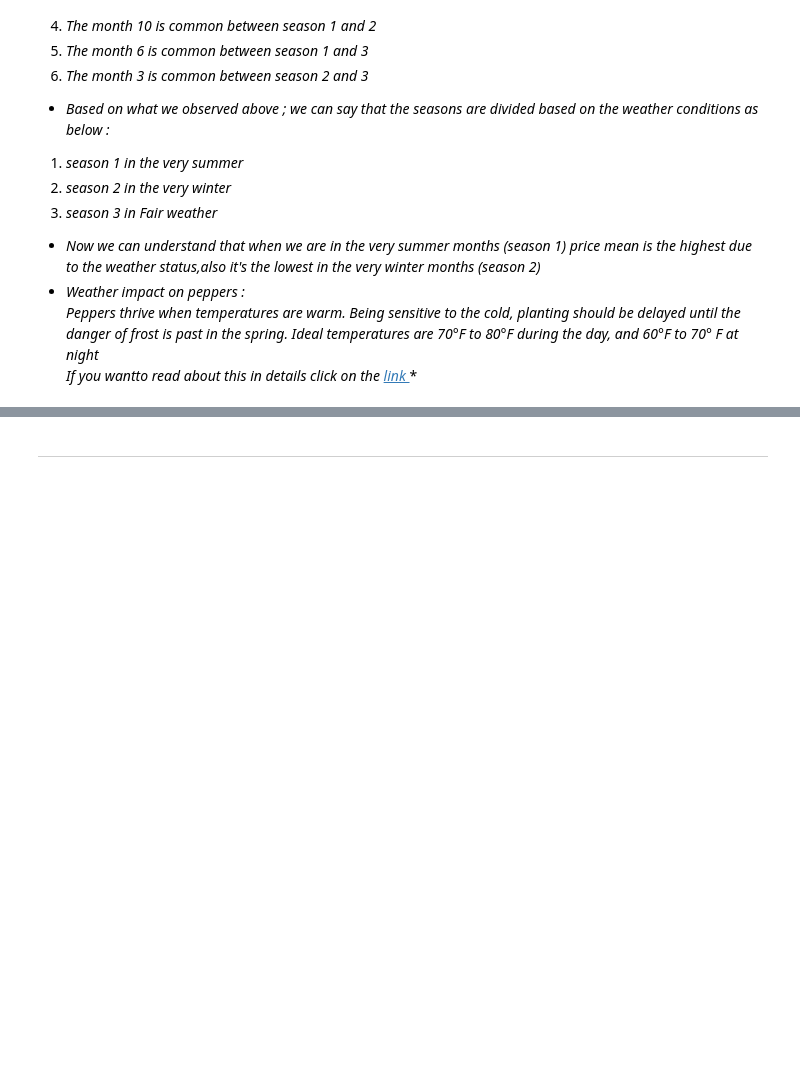
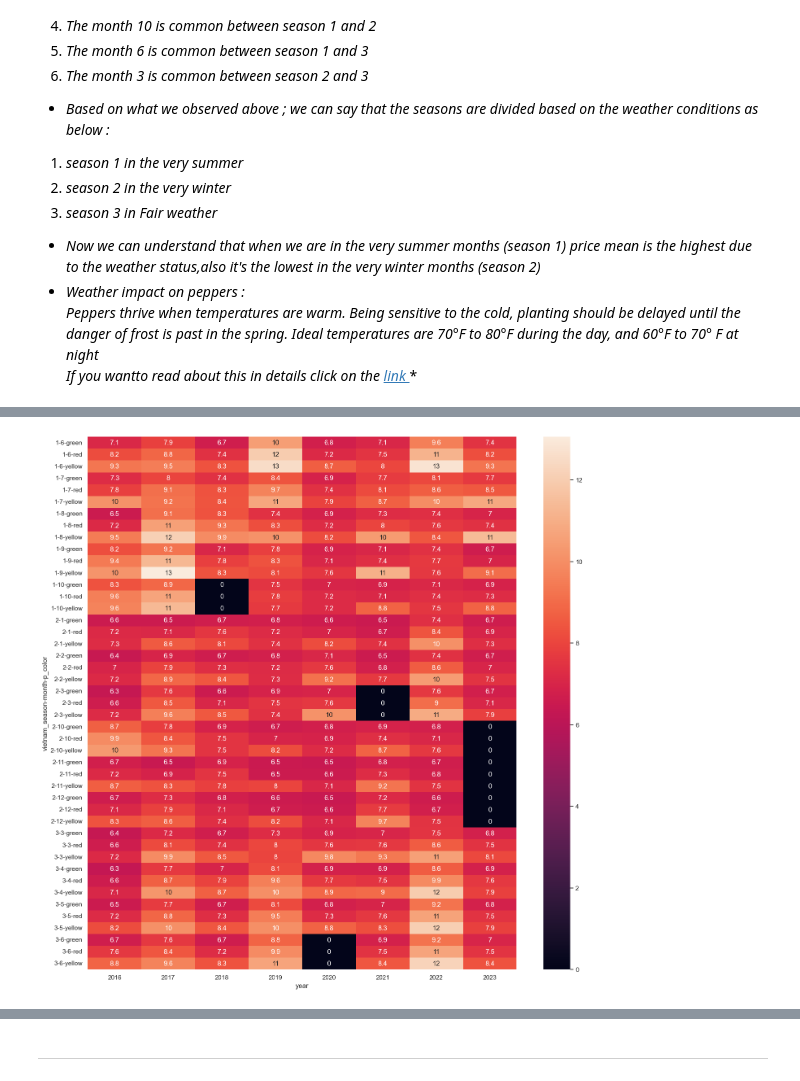
Before and after one commit to omar-ammar0/Intern_Final_Project, a Jupyter notebook: notebooks/Data_Cleaning/Task_1.ipynb, the cells around one changed output, grey strips where cells are left out. Cells and saved outputs as stored; diff of their text form; code cells hidden in the pictures; blank space fills up the shorter version.

```diff
--- a/notebooks/Data_Cleaning/Task_1.ipynb
+++ b/notebooks/Data_Cleaning/Task_1.ipynb
@@ -251,0 +269,5 @@ pd.pivot_table(data=df,index=["vietnam_season","month"],columns="year",values="p
+# %%
+fig, ax = plt.subplots(figsize=(17, 17))
+sns.heatmap(pd.pivot_table(data=df,index=["vietnam_season","month","p_color"],columns="year",values="price",aggfunc="mean",fill_value=0),annot=True);
+# %% [output]
+[figure, added]
```
Also changed, not shown: parts of 11 cells of this notebook.
